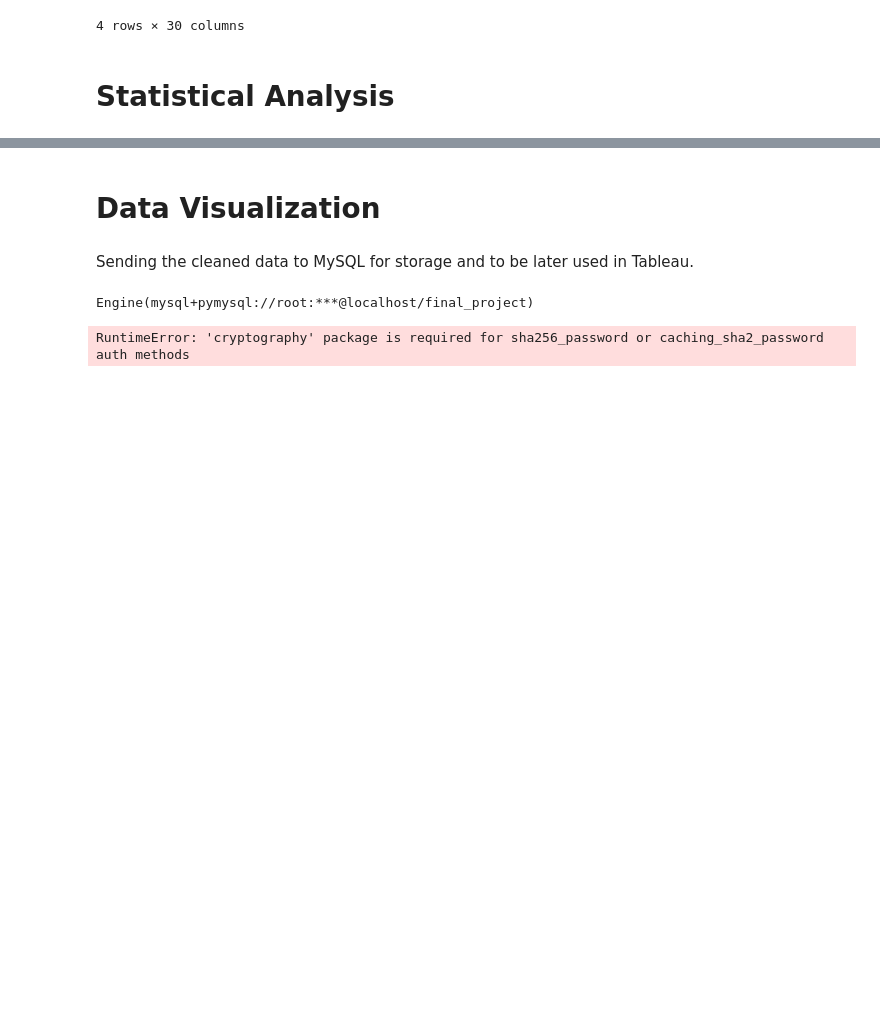
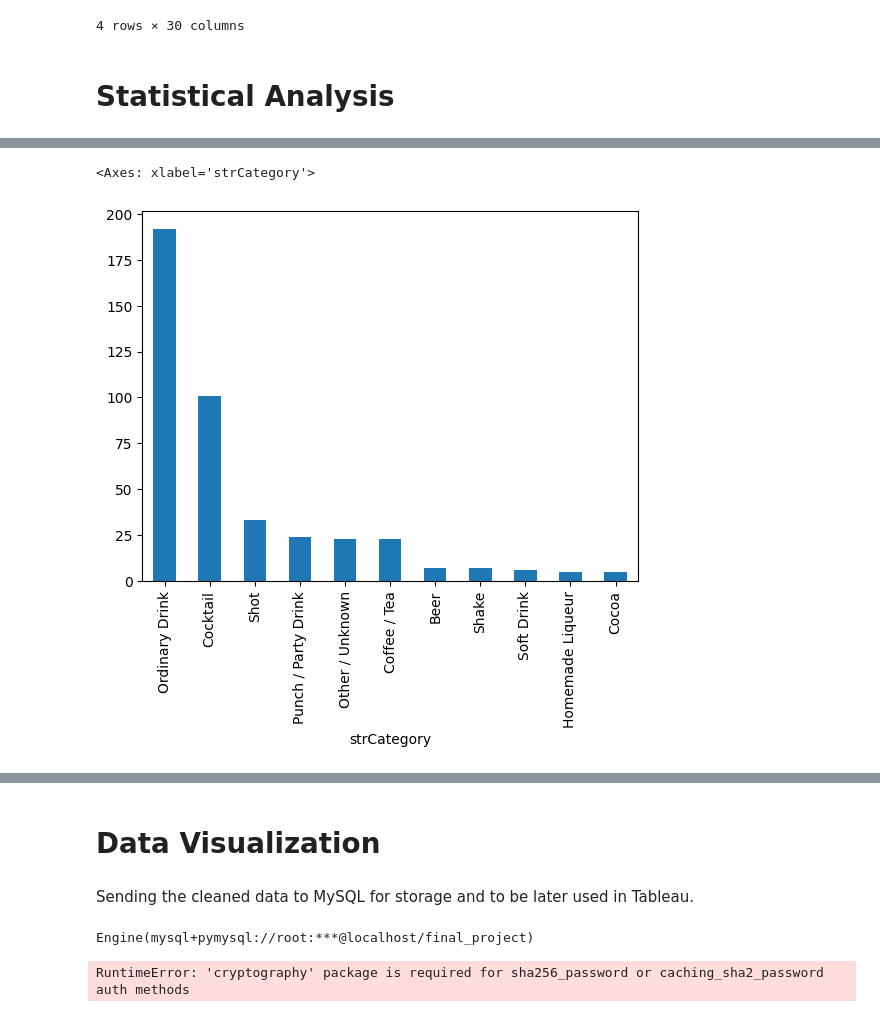
Before and after one commit to redsun498/Data-Genie, a Jupyter notebook: notebooks/EDA - Cocktails.ipynb, the cells around one changed output, grey strips where cells are left out. Cells and saved outputs as stored; diff of their text form; code cells hidden in the pictures; blank space fills up the shorter version.

```diff
--- a/notebooks/EDA - Cocktails.ipynb
+++ b/notebooks/EDA - Cocktails.ipynb
@@ -287,0 +644,5 @@ all_cocktails_df.describe()
+# %%
+all_drinks_df['strCategory'].value_counts().plot.bar()
+# %% [output]
+<Axes: xlabel='strCategory'>
+[figure, added]
```
Also changed, not shown: parts of 39 cells of this notebook.
